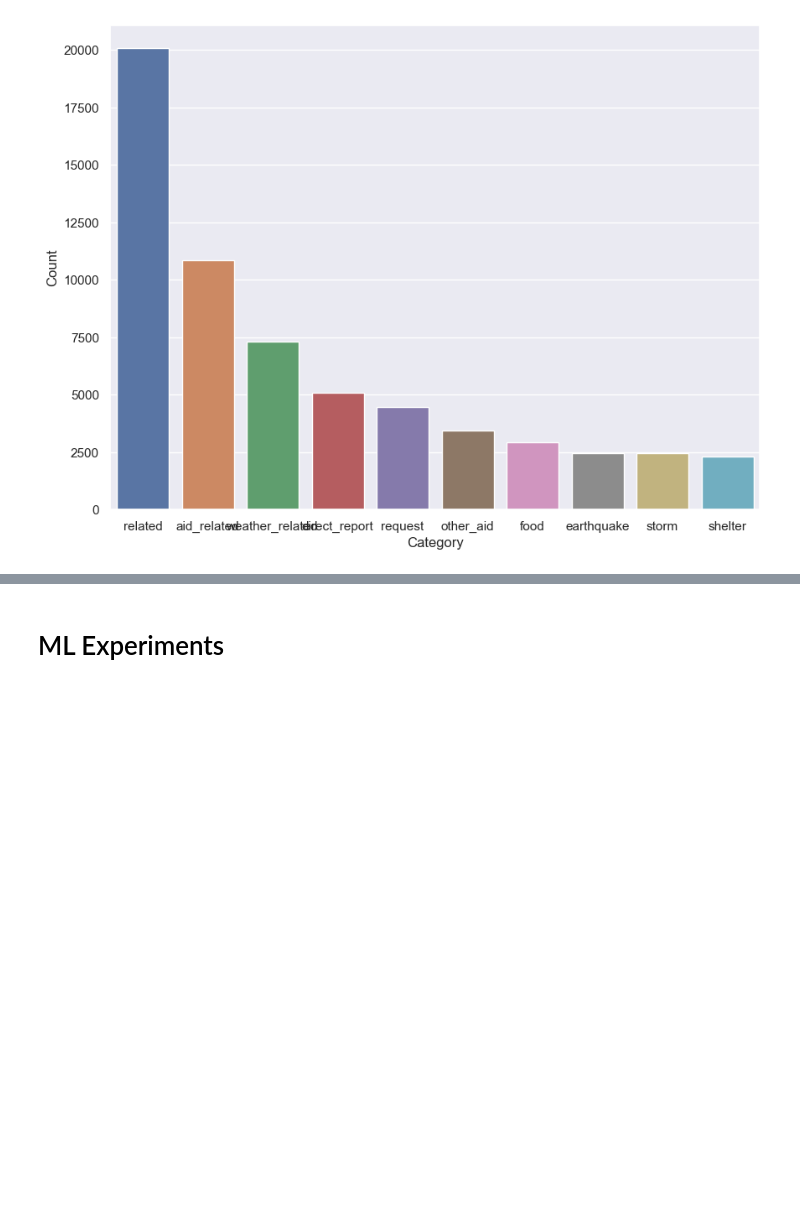
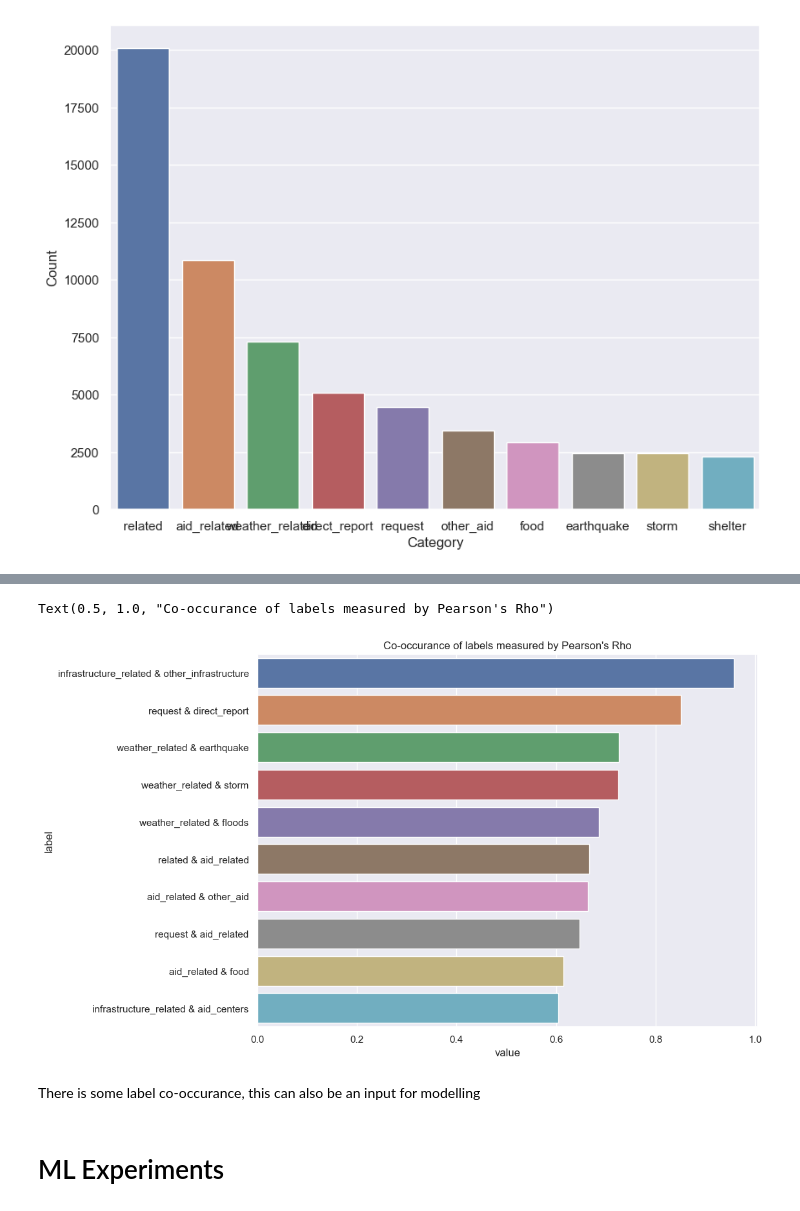
Before and after one commit to bglucca/disaster-response-pipe, a Jupyter notebook: notebooks/2_ml_prep_data.ipynb, the cells around one changed output, grey strips where cells are left out. Cells and saved outputs as stored; diff of their text form; code cells hidden in the pictures; blank space fills up the shorter version.

```diff
--- a/notebooks/2_ml_prep_data.ipynb
+++ b/notebooks/2_ml_prep_data.ipynb
@@ -195,0 +189,4 @@ sns.barplot(data = frequent_cats,
+# %%
+melted_phi_matrix = phi_matrix.melt(ignore_index = False).dropna(subset = 'value')
+# %%
+melted_phi_matrix = melted_phi_matrix[melted_phi_matrix['value'] != 1]
@@ -196,2 +207,15 @@ sns.barplot(data = frequent_cats,
+# %%
+plot_corrs = melted_phi_matrix.nlargest(10, columns = 'value').reset_index()
+# %%
+plot_corrs['label'] = plot_corrs['index']+' & '+plot_corrs['variable']
+# %%
+sns.barplot(data = plot_corrs, y = 'label', x = 'value')
+
+plt.title("Co-occurance of labels measured by Pearson's Rho")
+# %% [output]
+Text(0.5, 1.0, "Co-occurance of labels measured by Pearson's Rho")
+[figure, added]
+# %% [markdown]
+There is some label co-occurance, this can also be an input for modelling
 # %% [markdown]
 # ML Experiments
```
Also changed, not shown: parts of 39 cells of this notebook.
